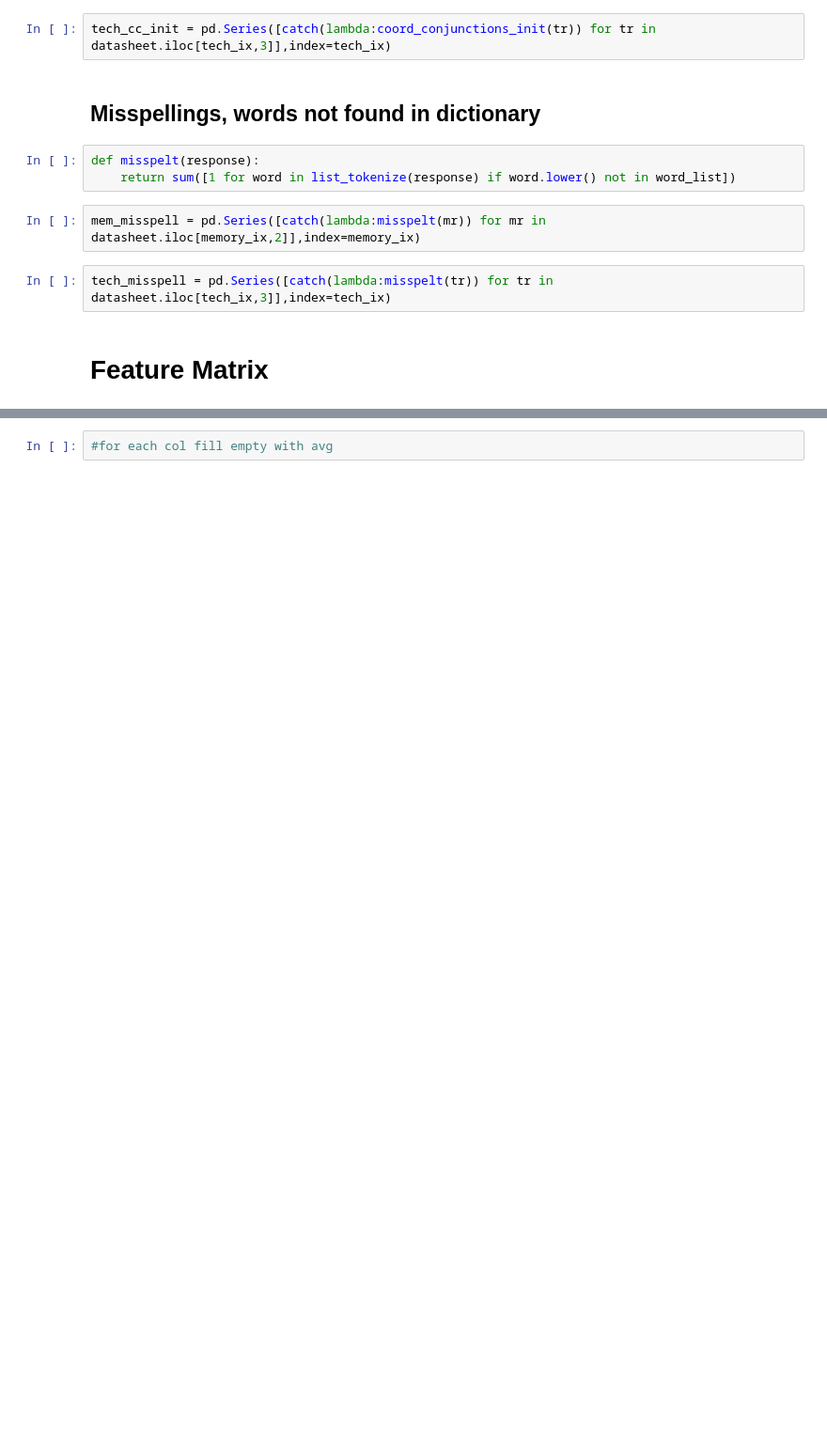
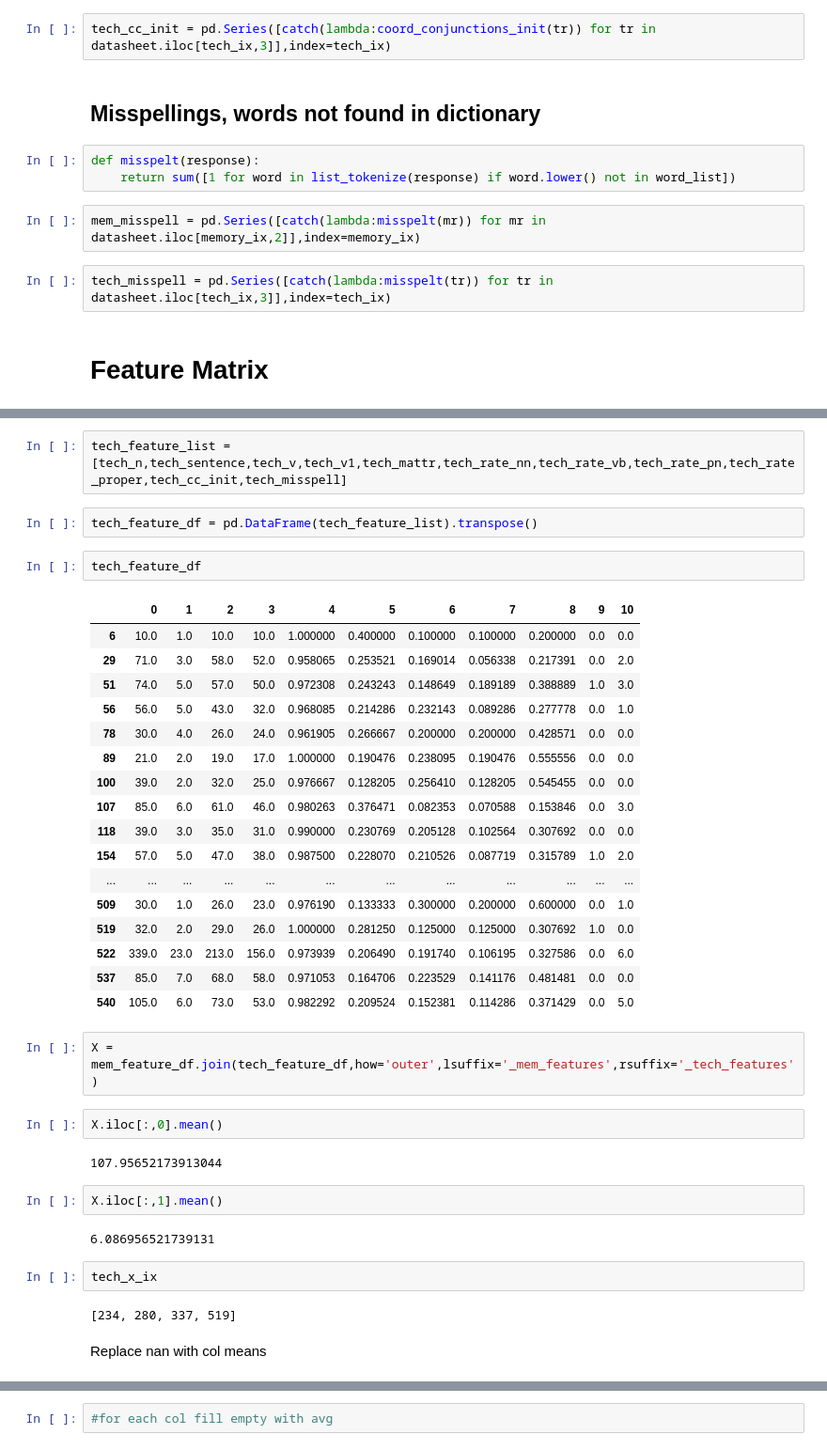
Before and after one commit to trallen91/Trace, a Jupyter notebook: CogScores.ipynb, the cells around one changed output, grey strips where cells are left out. Shown at 94% size. Cells and saved outputs as stored; diff of their text form; blank space fills up the shorter version.

```diff
--- a/CogScores.ipynb
+++ b/CogScores.ipynb
@@ -769,0 +955,40 @@ pd.DataFrame()
+# %%
+tech_feature_list = [tech_n,tech_sentence,tech_v,tech_v1,tech_mattr,tech_rate_nn,tech_rate_vb,tech_rate_pn,tech_rate_proper,tech_cc_init,tech_misspell]
+# %%
+tech_feature_df = pd.DataFrame(tech_feature_list).transpose()
+# %%
+tech_feature_df
+# %% [output]
+|  | 0 | 1 | 2 | 3 | 4 | 5 | 6 | 7 | 8 | 9 | 10 |
+| 6 | 10.0 | 1.0 | 10.0 | 10.0 | 1.000000 | 0.400000 | 0.100000 | 0.100000 | 0.200000 | 0.0 | 0.0 |
+| 29 | 71.0 | 3.0 | 58.0 | 52.0 | 0.958065 | 0.253521 | 0.169014 | 0.056338 | 0.217391 | 0.0 | 2.0 |
+| 51 | 74.0 | 5.0 | 57.0 | 50.0 | 0.972308 | 0.243243 | 0.148649 | 0.189189 | 0.388889 | 1.0 | 3.0 |
+| 56 | 56.0 | 5.0 | 43.0 | 32.0 | 0.968085 | 0.214286 | 0.232143 | 0.089286 | 0.277778 | 0.0 | 1.0 |
+| 78 | 30.0 | 4.0 | 26.0 | 24.0 | 0.961905 | 0.266667 | 0.200000 | 0.200000 | 0.428571 | 0.0 | 0.0 |
+| 89 | 21.0 | 2.0 | 19.0 | 17.0 | 1.000000 | 0.190476 | 0.238095 | 0.190476 | 0.555556 | 0.0 | 0.0 |
+| 100 | 39.0 | 2.0 | 32.0 | 25.0 | 0.976667 | 0.128205 | 0.256410 | 0.128205 | 0.545455 | 0.0 | 0.0 |
+| 107 | 85.0 | 6.0 | 61.0 | 46.0 | 0.980263 | 0.376471 | 0.082353 | 0.070588 | 0.153846 | 0.0 | 3.0 |
+| 118 | 39.0 | 3.0 | 35.0 | 31.0 | 0.990000 | 0.230769 | 0.205128 | 0.102564 | 0.307692 | 0.0 | 0.0 |
+| 154 | 57.0 | 5.0 | 47.0 | 38.0 | 0.987500 | 0.228070 | 0.210526 | 0.087719 | 0.315789 | 1.0 | 2.0 |
+| ... | ... | ... | ... | ... | ... | ... | ... | ... | ... | ... | ... |
+| 509 | 30.0 | 1.0 | 26.0 | 23.0 | 0.976190 | 0.133333 | 0.300000 | 0.200000 | 0.600000 | 0.0 | 1.0 |
+| 519 | 32.0 | 2.0 | 29.0 | 26.0 | 1.000000 | 0.281250 | 0.125000 | 0.125000 | 0.307692 | 1.0 | 0.0 |
+| 522 | 339.0 | 23.0 | 213.0 | 156.0 | 0.973939 | 0.206490 | 0.191740 | 0.106195 | 0.327586 | 0.0 | 6.0 |
+| 537 | 85.0 | 7.0 | 68.0 | 58.0 | 0.971053 | 0.164706 | 0.223529 | 0.141176 | 0.481481 | 0.0 | 0.0 |
+| 540 | 105.0 | 6.0 | 73.0 | 53.0 | 0.982292 | 0.209524 | 0.152381 | 0.114286 | 0.371429 | 0.0 | 5.0 |
+# %%
+X = mem_feature_df.join(tech_feature_df,how='outer',lsuffix='_mem_features',rsuffix='_tech_features')
+# %%
+X.iloc[:,0].mean()
+# %% [output]
+107.95652173913044
+# %%
+X.iloc[:,1].mean()
+# %% [output]
+6.086956521739131
+# %%
+tech_x_ix
+# %% [output]
+[234, 280, 337, 519]
+# %% [markdown]
+Replace nan with col means
```
Also changed, not shown: parts of 68 cells of this notebook.
